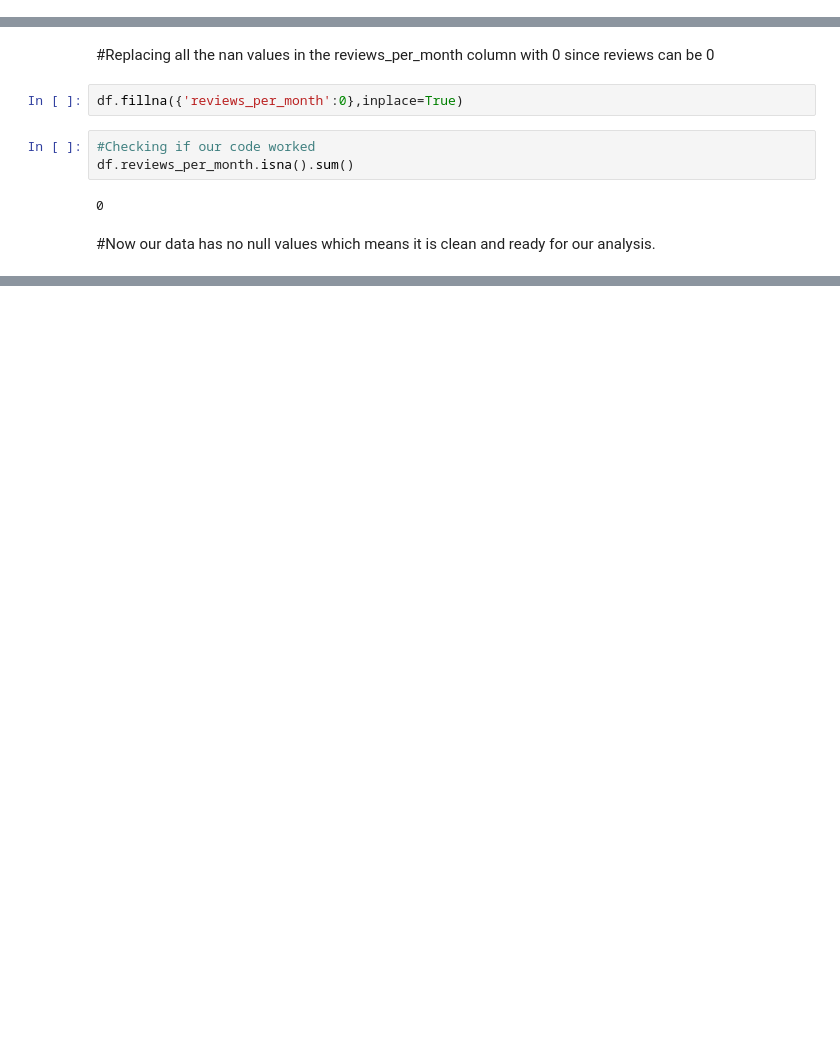
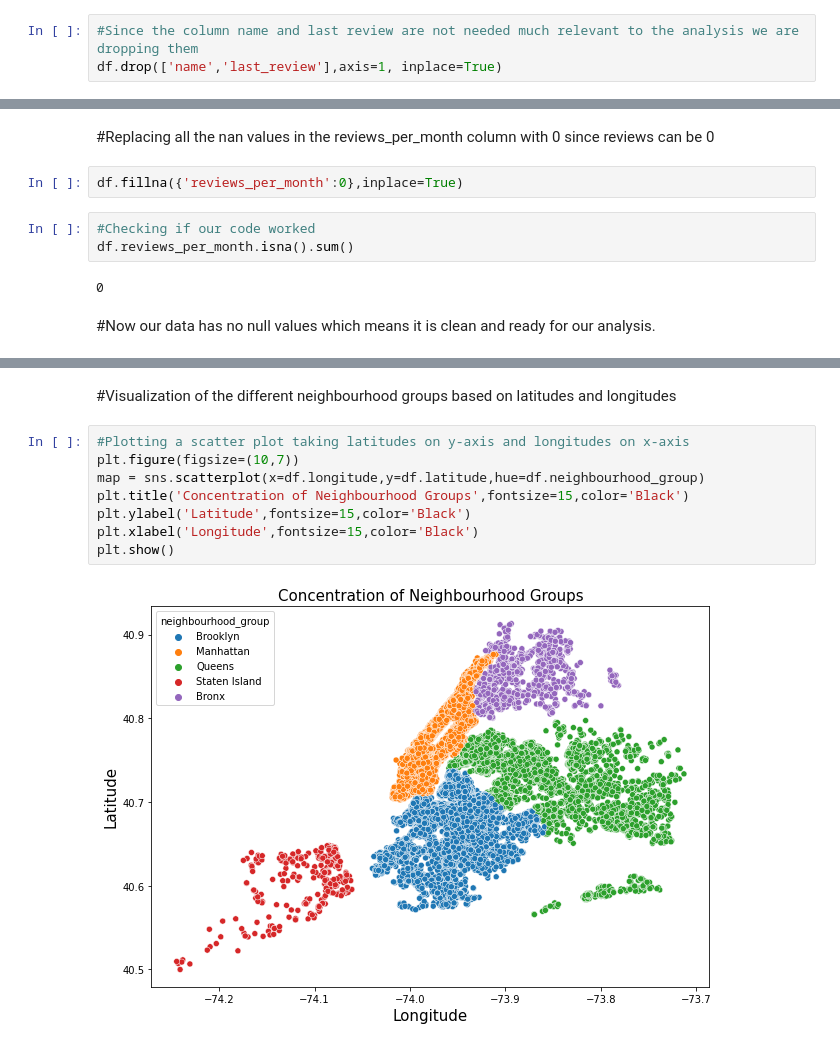
Before and after one commit to keerthibehara/AirBNB-analysis, a Jupyter notebook: Airbnb_Bookings_Analysis_Behara_Sai_Keerthi_Capstone_Project.ipynb, the cells around one changed output, grey strips where cells are left out. Saved outputs shown, nothing was run; the diff lists cells and outputs as text; blank space fills up the shorter version.

```diff
--- a/Airbnb_Bookings_Analysis_Behara_Sai_Keerthi_Capstone_Project.ipynb
+++ b/Airbnb_Bookings_Analysis_Behara_Sai_Keerthi_Capstone_Project.ipynb
@@ -141,0 +144,3 @@ Index(['id', 'name', 'host_id', 'host_name', 'neighbourhood_group',
+# %%
+#Since the column name and last review are not needed much relevant to the analysis we are dropping them
+df.drop(['name','last_review'],axis=1, inplace=True)
@@ -177,0 +205,12 @@ df.shape
+# %% [markdown]
+#Visualization of the different neighbourhood groups based on latitudes and longitudes
+# %%
+#Plotting a scatter plot taking latitudes on y-axis and longitudes on x-axis
+plt.figure(figsize=(10,7))
+map = sns.scatterplot(x=df.longitude,y=df.latitude,hue=df.neighbourhood_group)
+plt.title('Concentration of Neighbourhood Groups',fontsize=15,color='Black')
+plt.ylabel('Latitude',fontsize=15,color='Black')
+plt.xlabel('Longitude',fontsize=15,color='Black')
+plt.show()
+# %% [output]
+[figure, added]
```
Also changed, not shown: parts of 24 cells of this notebook.
